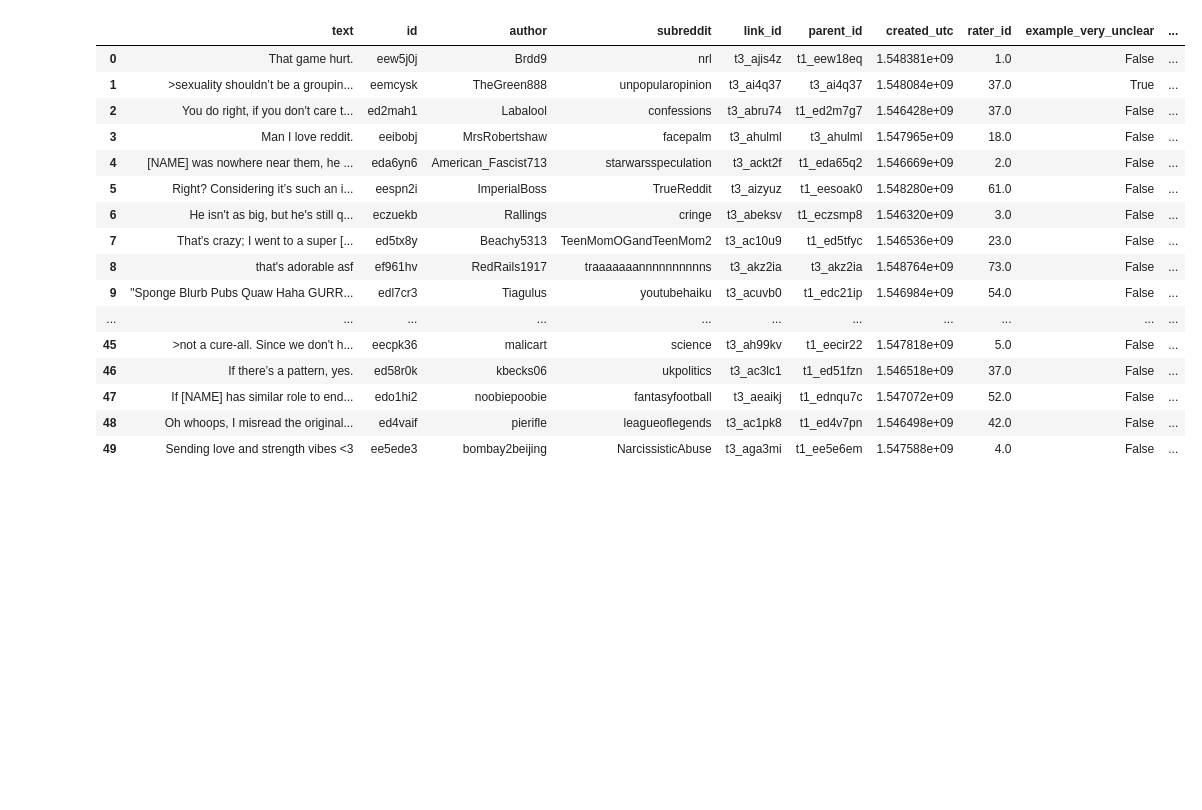
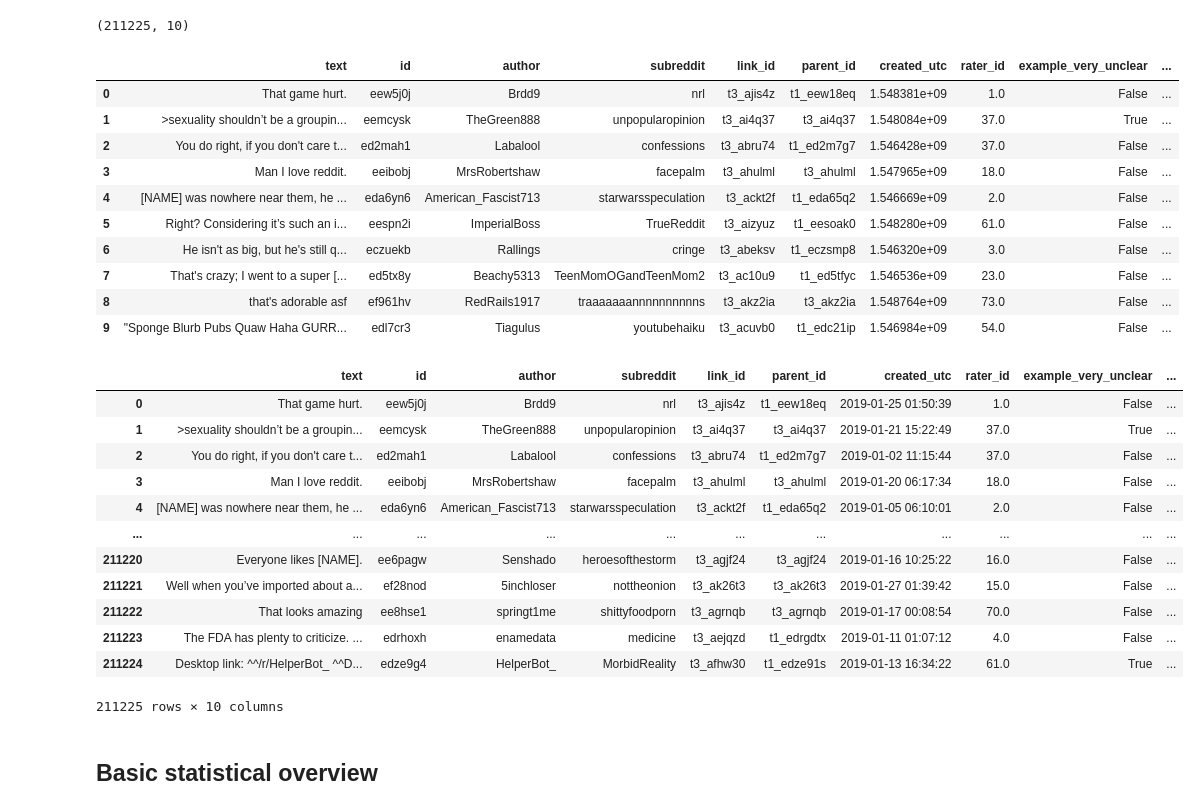
Before and after one commit to yanazlatanova/emotion-recognition, a Jupyter notebook: notebooks/01_exploration.ipynb, the cells around one changed output. Cells and saved outputs as stored; diff of their text form; code cells hidden in the pictures; blank space fills up the shorter version.

Commit message:
Data Exploration

```diff
--- a/notebooks/01_exploration.ipynb
+++ b/notebooks/01_exploration.ipynb
@@ -21,21 +7,38 @@ goemotions
+# %%
+decoded.shape
+# %% [output]
+(211225, 10)
 # %%
-decoded = pandas.read_feather("../data/goemotions_decoded.feather")
-decoded.head(50)
+decoded.head(10)
 # %% [output]
 |  | text | id | author | subreddit | link_id | parent_id | created_utc | rater_id | example_very_unclear | ... |
 | 0 | That game hurt. | eew5j0j | Brdd9 | nrl | t3_ajis4z | t1_eew18eq | 1.548381e+09 | 1.0 | False | ... |
 | 1 | >sexuality shouldn’t be a groupin... | eemcysk | TheGreen888 | unpopularopinion | t3_ai4q37 | t3_ai4q37 | 1.548084e+09 | 37.0 | True | ... |
 | 2 | You do right, if you don't care t... | ed2mah1 | Labalool | confessions | t3_abru74 | t1_ed2m7g7 | 1.546428e+09 | 37.0 | False | ... |
 | 3 | Man I love reddit. | eeibobj | MrsRobertshaw | facepalm | t3_ahulml | t3_ahulml | 1.547965e+09 | 18.0 | False | ... |
 | 4 | [NAME] was nowhere near them, he ... | eda6yn6 | American_Fascist713 | starwarsspeculation | t3_ackt2f | t1_eda65q2 | 1.546669e+09 | 2.0 | False | ... |
 | 5 | Right? Considering it’s such an i... | eespn2i | ImperialBoss | TrueReddit | t3_aizyuz | t1_eesoak0 | 1.548280e+09 | 61.0 | False | ... |
 | 6 | He isn't as big, but he's still q... | eczuekb | Rallings | cringe | t3_abeksv | t1_eczsmp8 | 1.546320e+09 | 3.0 | False | ... |
 | 7 | That's crazy; I went to a super [... | ed5tx8y | Beachy5313 | TeenMomOGandTeenMom2 | t3_ac10u9 | t1_ed5tfyc | 1.546536e+09 | 23.0 | False | ... |
 | 8 | that's adorable asf | ef961hv | RedRails1917 | traaaaaaannnnnnnnnns | t3_akz2ia | t3_akz2ia | 1.548764e+09 | 73.0 | False | ... |
 | 9 | "Sponge Blurb Pubs Quaw Haha GURR... | edl7cr3 | Tiagulus | youtubehaiku | t3_acuvb0 | t1_edc21ip | 1.546984e+09 | 54.0 | False | ... |
-| ... | ... | ... | ... | ... | ... | ... | ... | ... | ... | ... |
-| 45 | >not a cure-all. Since we don't h... | eecpk36 | malicart | science | t3_ah99kv | t1_eecir22 | 1.547818e+09 | 5.0 | False | ... |
-| 46 | If there’s a pattern, yes. | ed58r0k | kbecks06 | ukpolitics | t3_ac3lc1 | t1_ed51fzn | 1.546518e+09 | 37.0 | False | ... |
-| 47 | If [NAME] has similar role to end... | edo1hi2 | noobiepoobie | fantasyfootball | t3_aeaikj | t1_ednqu7c | 1.547072e+09 | 52.0 | False | ... |
-| 48 | Oh whoops, I misread the original... | ed4vaif | pierifle | leagueoflegends | t3_ac1pk8 | t1_ed4v7pn | 1.546498e+09 | 42.0 | False | ... |
-| 49 | Sending love and strength vibes <3 | ee5ede3 | bombay2beijing | NarcissisticAbuse | t3_aga3mi | t1_ee5e6em | 1.547588e+09 | 4.0 | False | ... |
+# %%
+import pandas as pd
+decoded['created_utc'] = pd.to_datetime(decoded['created_utc'], unit='s')
+decoded
+# %% [output]
+|  | text | id | author | subreddit | link_id | parent_id | created_utc | rater_id | example_very_unclear | ... |
+| 0 | That game hurt. | eew5j0j | Brdd9 | nrl | t3_ajis4z | t1_eew18eq | 2019-01-25 01:50:39 | 1.0 | False | ... |
+| 1 | >sexuality shouldn’t be a groupin... | eemcysk | TheGreen888 | unpopularopinion | t3_ai4q37 | t3_ai4q37 | 2019-01-21 15:22:49 | 37.0 | True | ... |
+| 2 | You do right, if you don't care t... | ed2mah1 | Labalool | confessions | t3_abru74 | t1_ed2m7g7 | 2019-01-02 11:15:44 | 37.0 | False | ... |
+| 3 | Man I love reddit. | eeibobj | MrsRobertshaw | facepalm | t3_ahulml | t3_ahulml | 2019-01-20 06:17:34 | 18.0 | False | ... |
+| 4 | [NAME] was nowhere near them, he ... | eda6yn6 | American_Fascist713 | starwarsspeculation | t3_ackt2f | t1_eda65q2 | 2019-01-05 06:10:01 | 2.0 | False | ... |
+| ... | ... | ... | ... | ... | ... | ... | ... | ... | ... | ... |
+| 211220 | Everyone likes [NAME]. | ee6pagw | Senshado | heroesofthestorm | t3_agjf24 | t3_agjf24 | 2019-01-16 10:25:22 | 16.0 | False | ... |
+| 211221 | Well when you’ve imported about a... | ef28nod | 5inchloser | nottheonion | t3_ak26t3 | t3_ak26t3 | 2019-01-27 01:39:42 | 15.0 | False | ... |
+| 211222 | That looks amazing | ee8hse1 | springt1me | shittyfoodporn | t3_agrnqb | t3_agrnqb | 2019-01-17 00:08:54 | 70.0 | False | ... |
+| 211223 | The FDA has plenty to criticize. ... | edrhoxh | enamedata | medicine | t3_aejqzd | t1_edrgdtx | 2019-01-11 01:07:12 | 4.0 | False | ... |
+| 211224 | Desktop link: ^^/r/HelperBot_ ^^D... | edze9g4 | HelperBot_ | MorbidReality | t3_afhw30 | t1_edze91s | 2019-01-13 16:34:22 | 61.0 | True | ... |
+211225 rows × 10 columns
+# %% [markdown]
+## Basic statistical overview
```
Also changed, not shown: parts of 47 cells of this notebook, 2 other files.
